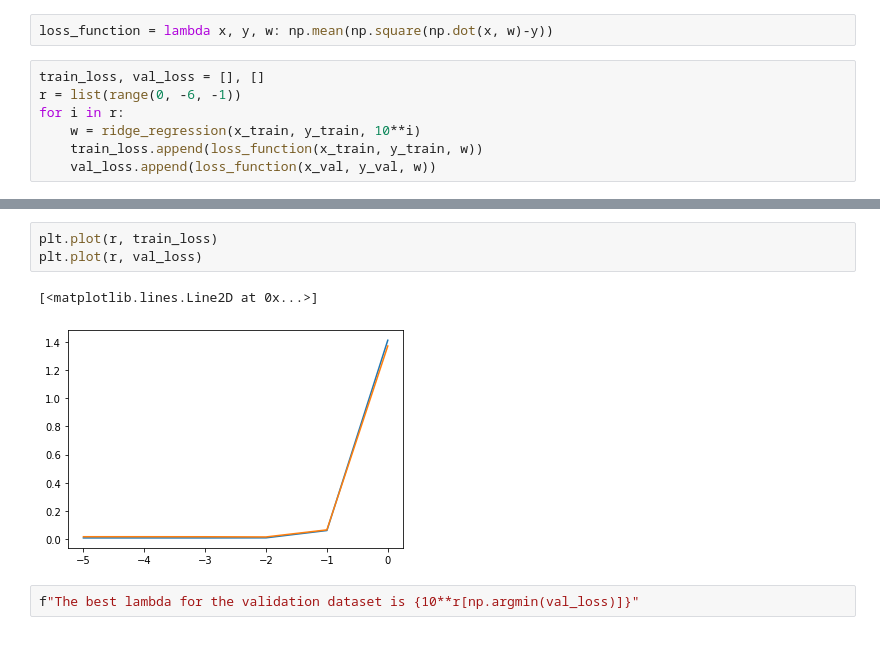
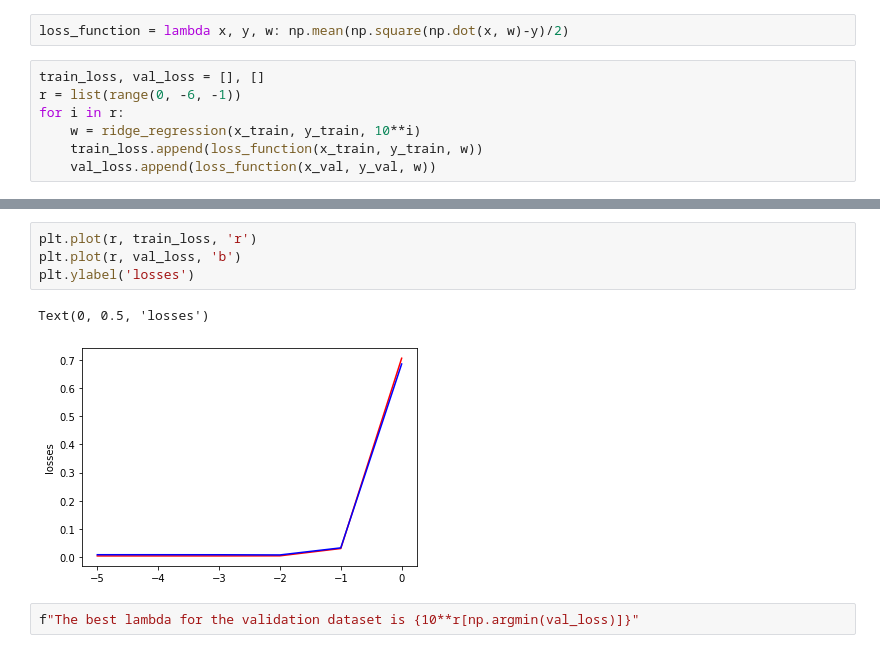
Before and after one commit to Emrys-Hong/SUTD-machine-learning-hw, a Jupyter notebook: Q3.ipynb, the cells around one changed output, grey strips where cells are left out. Drawn from its saved outputs; the diff is of its cells as text.

```diff
--- a/Q3.ipynb
+++ b/Q3.ipynb
@@ -32,7 +32,7 @@ array([-0.57939825,  1.15033028,  0.04934122, -1.59867896])
 # %% [markdown]
 ### 2.
 # %%
-loss_function = lambda x, y, w: np.mean(np.square(np.dot(x, w)-y))
+loss_function = lambda x, y, w: np.mean(np.square(np.dot(x, w)-y)/2)
 # %%
 train_loss, val_loss = [], []
 r = list(range(0, -6, -1))
@@ -43,9 +50,10 @@ for i in r:
 # %%
-plt.plot(r, train_loss)
-plt.plot(r, val_loss)
+plt.plot(r, train_loss, 'r')
+plt.plot(r, val_loss, 'b')
+plt.ylabel('losses')
 # %% [output]
-[<matplotlib.lines.Line2D at 0x...>]
+Text(0, 0.5, 'losses')
-[figure, old version]
+[figure, new version]
 # %%
 f"The best lambda for the validation dataset is {10**r[np.argmin(val_loss)]}"
 # %% [output]
```
Also changed, not shown: parts of 2 cells of this notebook, 3 other files.
